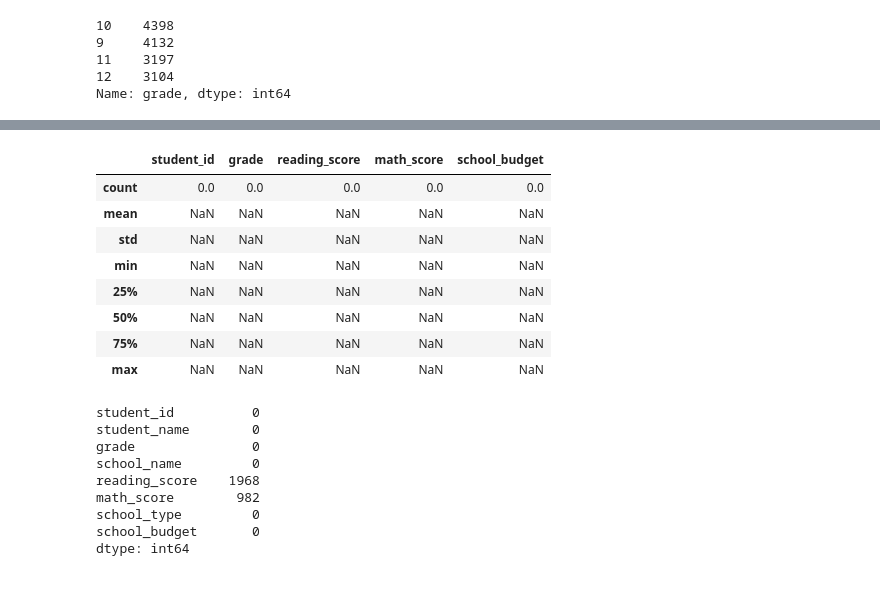
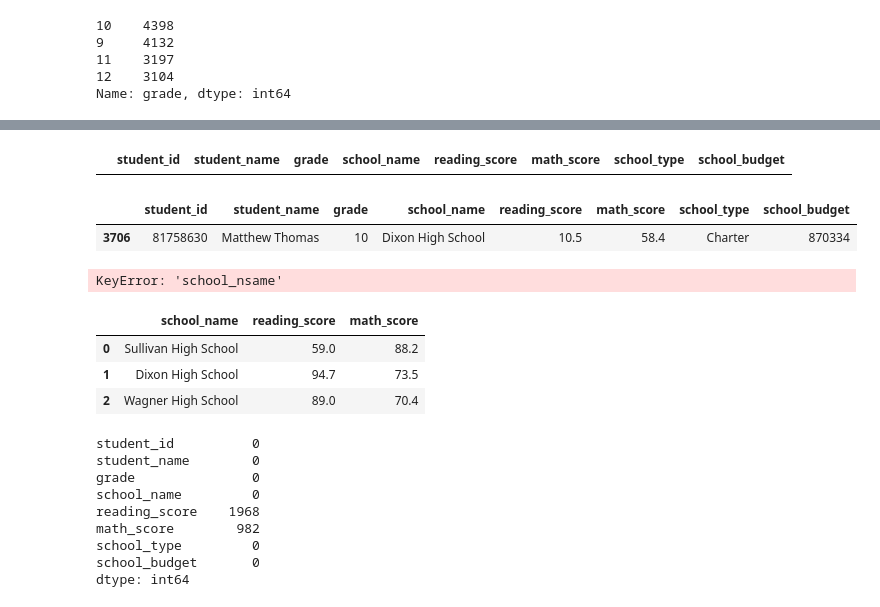
Before and after one commit to SalilValia/School_District_Analysis, a Jupyter notebook: Unsolved/Student_Data_Challenge_Starter_Code.ipynb, the cells around one changed output, grey strips where cells are left out. Drawn from its saved outputs; the diff is of its cells as text; code cells hidden in the pictures.

```diff
--- a/Unsolved/Student_Data_Challenge_Starter_Code.ipynb
+++ b/Unsolved/Student_Data_Challenge_Starter_Code.ipynb
@@ -253,16 +283,25 @@ student_df['id']
 # %%
-ninth_grade_df = student_df.loc[student_df["grade"] == "9"]
-ninth_grade_df.describe()
+student_df.loc[(student_df['grade'] =="9"),:]
 # %% [output]
-|  | student_id | grade | reading_score | math_score | school_budget |
-| count | 0.0 | 0.0 | 0.0 | 0.0 | 0.0 |
-| mean | NaN | NaN | NaN | NaN | NaN |
-| std | NaN | NaN | NaN | NaN | NaN |
-| min | NaN | NaN | NaN | NaN | NaN |
-| 25% | NaN | NaN | NaN | NaN | NaN |
-| 50% | NaN | NaN | NaN | NaN | NaN |
-| 75% | NaN | NaN | NaN | NaN | NaN |
-| max | NaN | NaN | NaN | NaN | NaN |
+|  | student_id | student_name | grade | school_name | reading_score | math_score | school_type | school_budget |
+# %%
+min_reading_score = student_df["reading_score"].min()
+min_reading_row = student_df.loc[student_df["reading_score"] == min_reading_score]
+min_reading_row
+# %% [output]
+|  | student_id | student_name | grade | school_name | reading_score | math_score | school_type | school_budget |
+| 3706 | 81758630 | Matthew Thomas | 10 | Dixon High School | 10.5 | 58.4 | Charter | 870334 |
+# %%
+student_df.loc[(student_df['school_nsame'] == 'Dixon High School') & (student_df['reading_score'])]
+# %% [output]
+KeyError: 'school_nsame'
+# %%
+student_df.iloc[0:3,3:6]
+# %% [output]
+|  | school_name | reading_score | math_score |
+| 0 | Sullivan High School | 59.0 | 88.2 |
+| 1 | Dixon High School | 94.7 | 73.5 |
+| 2 | Wagner High School | 89.0 | 70.4 |
 # %%
 # Check for null values
 student_df.isnull().sum()
```
Also changed, not shown: parts of 8 cells of this notebook.
